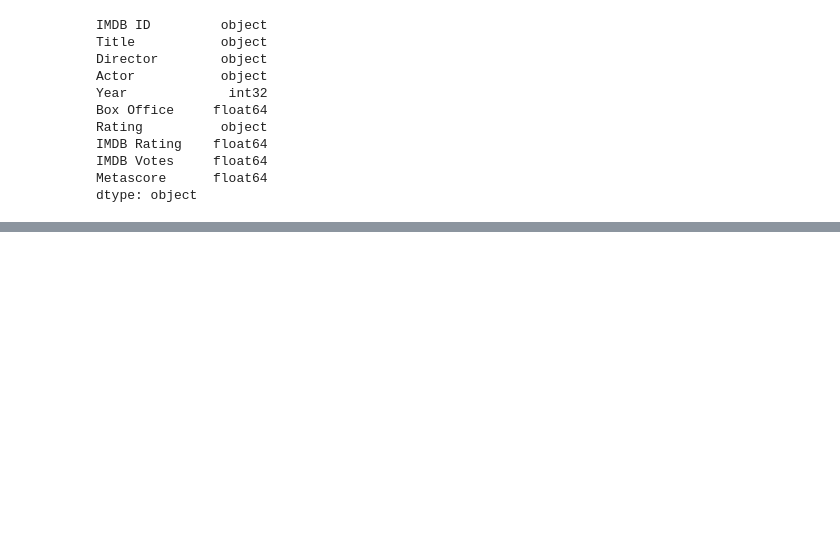
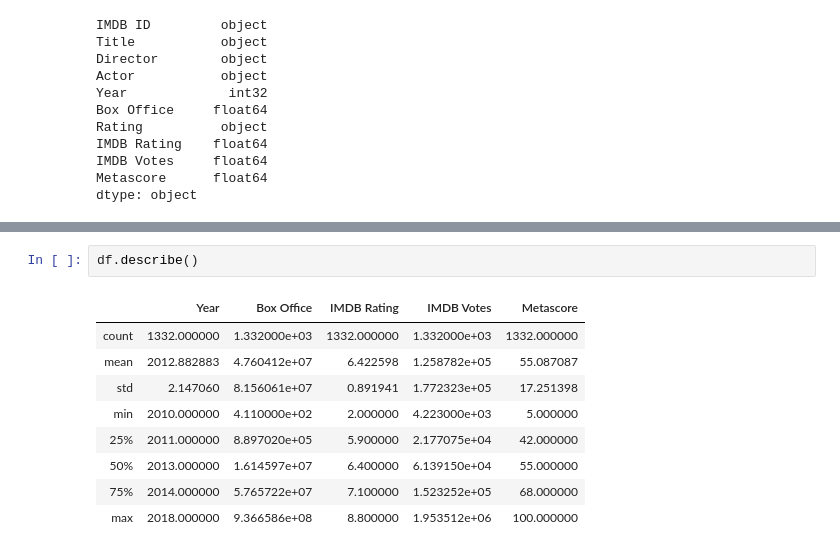
Before and after one commit to TJL30308/sturdy-waddle, a Jupyter notebook: data_cleanup.ipynb, the cells around one changed output, grey strips where cells are left out. Saved outputs shown, nothing was run; the diff lists cells and outputs as text; blank space fills up the shorter version.

```diff
--- a/data_cleanup.ipynb
+++ b/data_cleanup.ipynb
@@ -124,0 +136,12 @@ dtype: object
+# %%
+df.describe()
+# %% [output]
+|  | Year | Box Office | IMDB Rating | IMDB Votes | Metascore |
+| count | 1332.000000 | 1.332000e+03 | 1332.000000 | 1.332000e+03 | 1332.000000 |
+| mean | 2012.882883 | 4.760412e+07 | 6.422598 | 1.258782e+05 | 55.087087 |
+| std | 2.147060 | 8.156061e+07 | 0.891941 | 1.772323e+05 | 17.251398 |
+| min | 2010.000000 | 4.110000e+02 | 2.000000 | 4.223000e+03 | 5.000000 |
+| 25% | 2011.000000 | 8.897020e+05 | 5.900000 | 2.177075e+04 | 42.000000 |
+| 50% | 2013.000000 | 1.614597e+07 | 6.400000 | 6.139150e+04 | 55.000000 |
+| 75% | 2014.000000 | 5.765722e+07 | 7.100000 | 1.523252e+05 | 68.000000 |
+| max | 2018.000000 | 9.366586e+08 | 8.800000 | 1.953512e+06 | 100.000000 |
```
Also changed, not shown: parts of 9 cells of this notebook, 4 other files.
